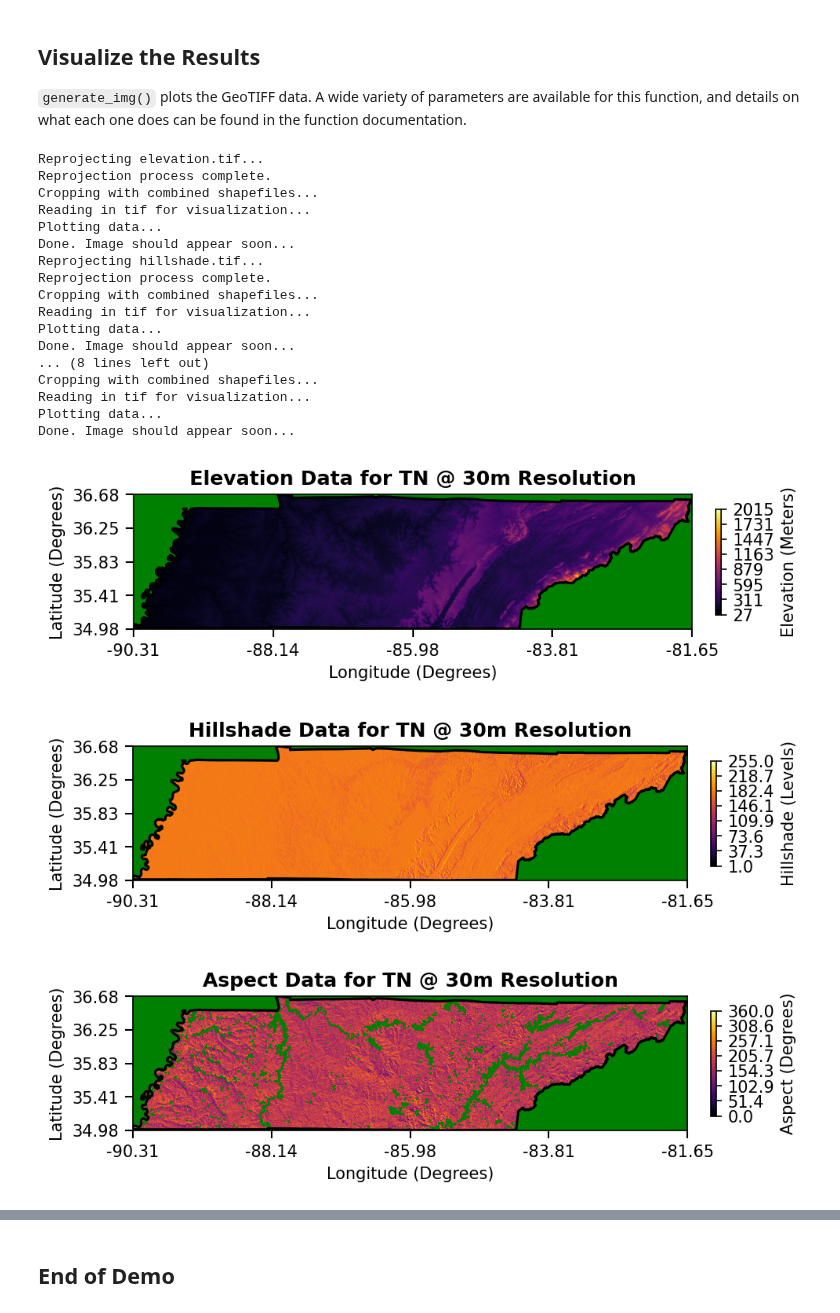
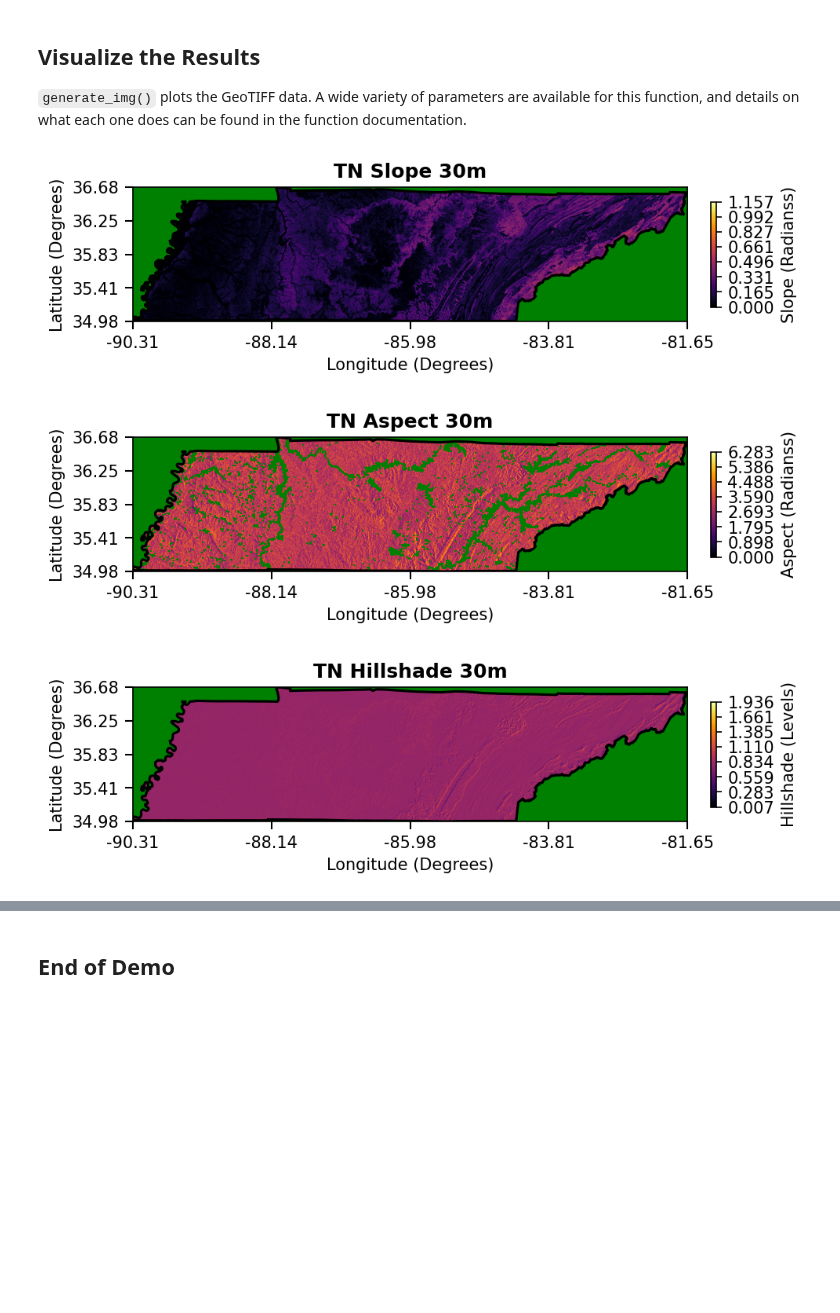
Before and after one commit to TauferLab/GEOtiled, a Jupyter notebook: demo/demo.ipynb, the cells around one changed output, grey strips where cells are left out. Saved outputs shown, nothing was run; the diff lists cells and outputs as text; code cells hidden in the pictures; blank space fills up the shorter version.

```diff
--- a/demo/demo.ipynb
+++ b/demo/demo.ipynb
@@ -36,14 +36,15 @@ In the following cell you may specify variables such as what data to download, t
   * Shape files are available for all US states and Washington DC. For the shapefile variable, specify the state abbreviation to use the correlating shapefile (e.g. TN for Tennessee)
   * A bounding box can be specified using the following syntax: {"xmin": val,"ymin": val,"xmax": val,"ymax": val}. X values correlate to longitude and Y values correlate to latitude
 # %%
-download_list = 'download_urls'                                         # Name of file to store DEM download URLs
-bounding_box = {"xmin": -90.4,"ymin": 34.8,"xmax": -81.55,"ymax": 36.8} # Bounding box to use for DEM download
-shape_file = ['TN']                                                     # Shape file to use for DEM download and image cropping
-params = ['SLP','ASP','HLSD']                                           # Comma-seperated list of parameters to compute, or 'all' to compute all
-num_tiles = 16                                                          # Number of tiles to split the DEM mosaic into
+# Set other important variables
+download_list = 'urls.txt'
+shapefile = 'TN'
+parameters = ['slope','aspect','hillshade']
+num_tiles = 4
 
-data_folder = './geotiled_data/'                                        # Root folder where GEOtiled data will be stored
-geotiled.set_data_directory(data_folder)                                # Sets the directory to store data in
+# Update and set working directory
+data_folder = '/media/volume/geotiled-saga/tn_30m'
+geotiled.set_working_directory(data_folder)
 # %% [markdown]
 ## Pre-processing of the DEM
 
@@ -147,29 +95,11 @@ Mosaic process completed.
 
 `generate_img()` plots the GeoTIFF data. A wide variety of parameters are available for this function, and details on what each one does can be found in the function documentation.
 # %%
-# Create plots for all terrain parameters
-elev_img = geotiled.generate_img(tif='elevation', downsample=5, shp_files=shape_file, crop_shp=True, reproject_gcs=True, title="Elevation Data for TN @ 30m Resolution", zunit="Meter",  xyunit="Degree", ztype="Elevation")
-hill_img = geotiled.generate_img(tif='hillshade', downsample=5, shp_files=shape_file, crop_shp=True, reproject_gcs=True, title="Hillshade Data for TN @ 30m Resolution", zunit="Level",  xyunit="Degree", ztype="Hillshade")
-asp_img  = geotiled.generate_img(tif='aspect',    downsample=5, shp_files=shape_file, crop_shp=True, reproject_gcs=True, title="Aspect Data for TN @ 30m Resolution",    zunit="Degree", xyunit="Degree", ztype="Aspect")
-slp_img  = geotiled.generate_img(tif='slope',     downsample=5, shp_files=shape_file, crop_shp=True, reproject_gcs=True, title="Slope Data for TN @ 30m Resolution",     zunit="Degree", xyunit="Degree", ztype="Slope")
+# Visualize the parameters
+slp_img = geotiled.generate_img(tif='slope.tif', downsample=5, shp_files=shapefile, crop_shp=True, reproject_gcs=True, title="TN Slope 30m", zunit="Radians", xyunit="Degree", ztype="Slope")
+asp_img = geotiled.generate_img(tif='aspect.tif', downsample=5, shp_files=shapefile, crop_shp=True, reproject_gcs=True, title="TN Aspect 30m", zunit="Radians", xyunit="Degree", ztype="Aspect")
+hld_img = geotiled.generate_img(tif='hillshade.tif', downsample=5, shp_files=shapefile, crop_shp=True, reproject_gcs=True, title="TN Hillshade 30m", zunit="Level", xyunit="Degree", ztype="Hillshade")
 # %% [output]
-Reprojecting elevation.tif...
-Reprojection process complete.
-Cropping with combined shapefiles...
-Reading in tif for visualization...
-Plotting data...
-Done. Image should appear soon...
-Reprojecting hillshade.tif...
-Reprojection process complete.
-Cropping with combined shapefiles...
-Reading in tif for visualization...
-Plotting data...
-Done. Image should appear soon...
-... (8 lines left out)
-Cropping with combined shapefiles...
-Reading in tif for visualization...
-Plotting data...
-Done. Image should appear soon...
-[figure, old version]
+[figure, new version]
-[figure, old version]
+[figure, new version]
-[figure, old version]
+[figure, new version]
```
Also changed, not shown: parts of 7 cells of this notebook.
